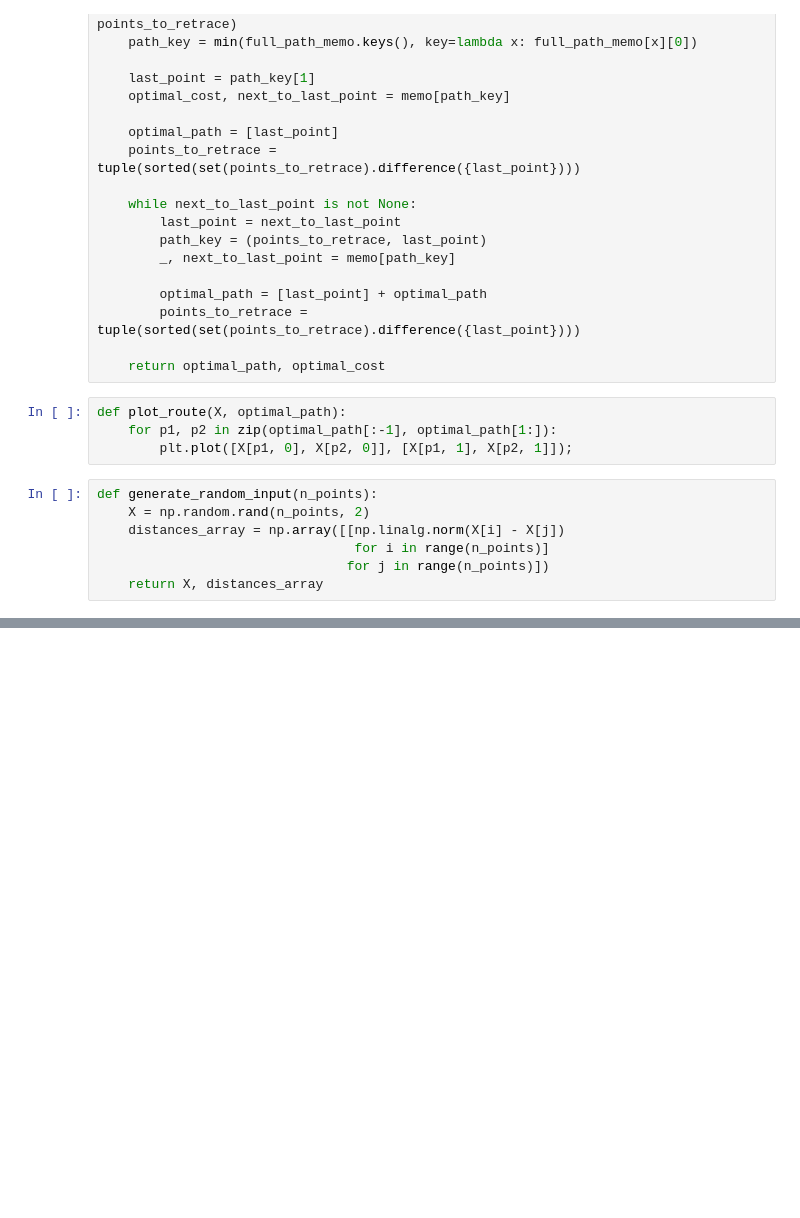
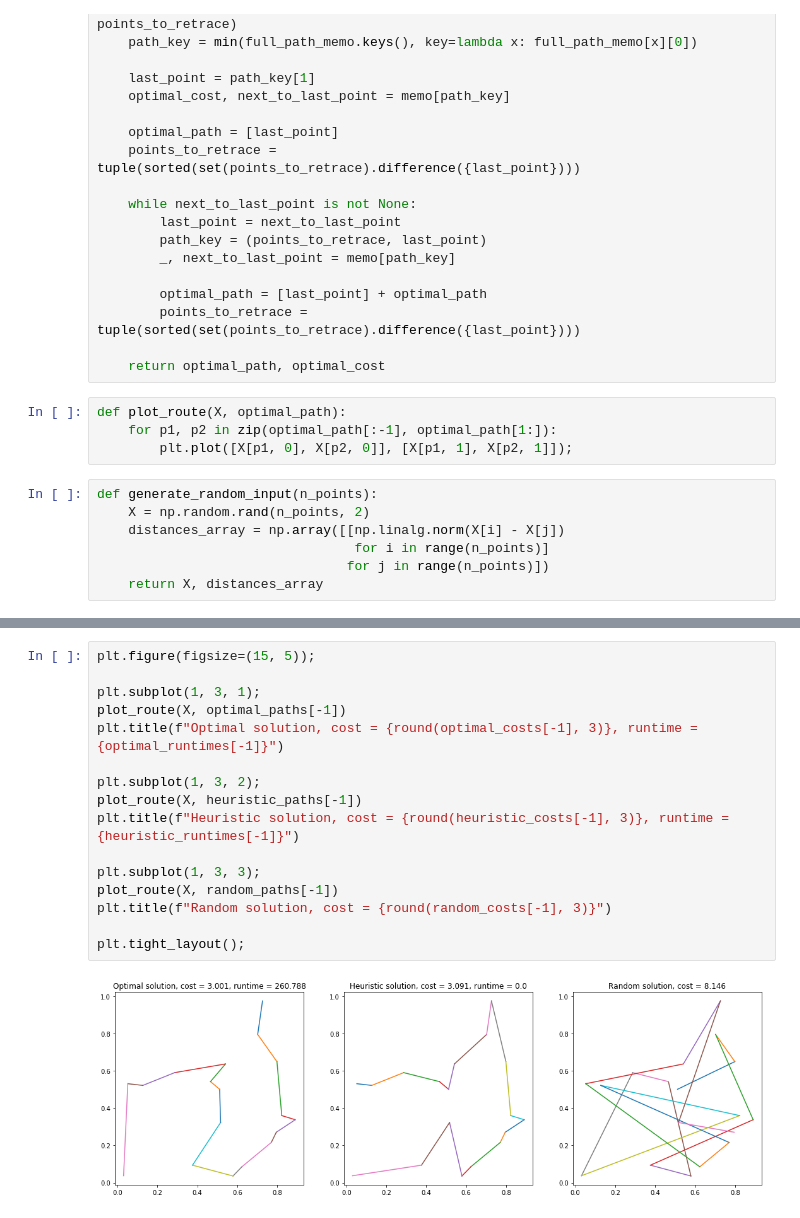
Before and after one commit to DalyaG/CodeSnippetsForPosterity, a Jupyter notebook: SolvingTSPUsingDynamicProgramming/SolvingTSPUsingDynamicProgramming.ipynb, the cells around one changed output, grey strips where cells are left out. Drawn from its saved outputs; the diff is of its cells as text; blank space fills up the shorter version.

```diff
--- a/SolvingTSPUsingDynamicProgramming/SolvingTSPUsingDynamicProgramming.ipynb
+++ b/SolvingTSPUsingDynamicProgramming/SolvingTSPUsingDynamicProgramming.ipynb
@@ -90,0 +246,18 @@ plt.tight_layout();
+# %%
+plt.figure(figsize=(15, 5));
+
+plt.subplot(1, 3, 1);
+plot_route(X, optimal_paths[-1])
+plt.title(f"Optimal solution, cost = {round(optimal_costs[-1], 3)}, runtime = {optimal_runtimes[-1]}")
+
+plt.subplot(1, 3, 2);
+plot_route(X, heuristic_paths[-1])
+plt.title(f"Heuristic solution, cost = {round(heuristic_costs[-1], 3)}, runtime = {heuristic_runtimes[-1]}")
+
+plt.subplot(1, 3, 3);
+plot_route(X, random_paths[-1])
+plt.title(f"Random solution, cost = {round(random_costs[-1], 3)}")
+
+plt.tight_layout();
+# %% [output]
+[figure, added]
```
Also changed, not shown: parts of 11 cells of this notebook.
